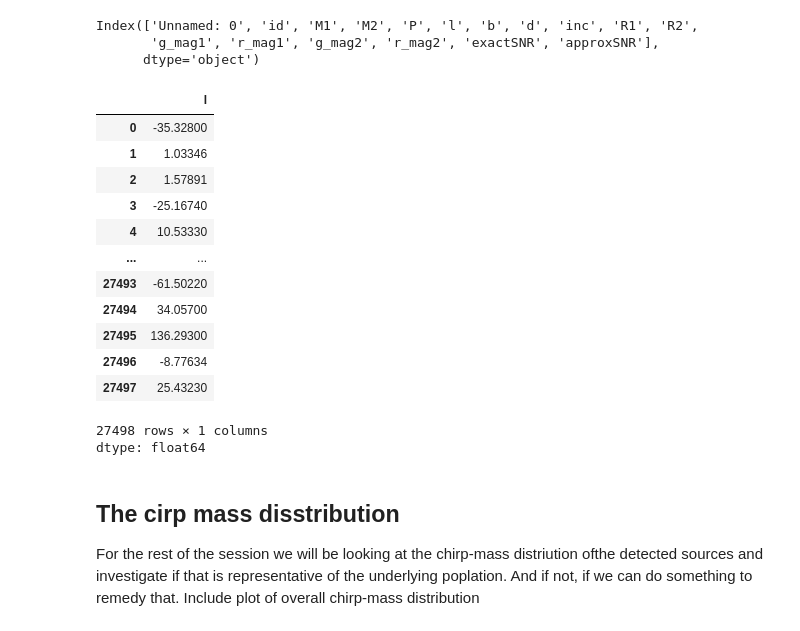
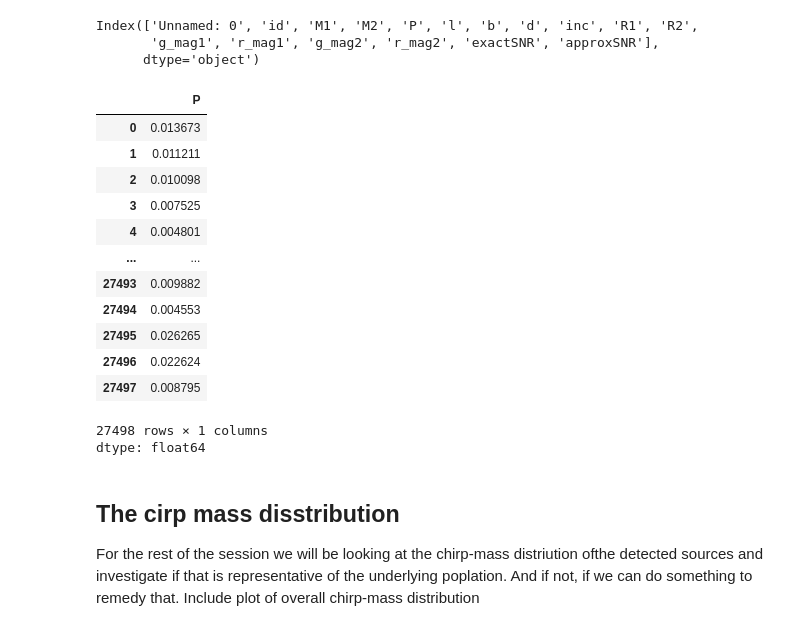
Before and after one commit to nelemans/LISA_GB_population, a Jupyter notebook: LISA_community_day_populations.ipynb, the cells around one changed output. Drawn from its saved outputs; the diff is of its cells as text; code cells hidden in the pictures.

```diff
--- a/LISA_community_day_populations.ipynb
+++ b/LISA_community_day_populations.ipynb
@@ -236,6 +246,9 @@ def pars_to_GBGPU(P, M1, M2, d, l=0, b=0, inc = 60*u.degree, phi=0, psi=0, fddot
     #Probably best to work with a dict-style structure tailored to the file we give.
 
 
+def Mch(M1, m2):
+    return (M1*m2)**0.6/(M1 + m2)**0.2
+
 # FIM code
 # %% [markdown]
 We will star by going back to the verification binaries, which you have seen before at the data analysis tutorial.
@@ -344,0 +355,4 @@ maskAngles = data['exactSNR'] > 7
+# %%
+data['Mchirp'] = Mch(data['M1'],data['M2'])
+# %%
+data['f_GW'] = 2/(data['P']*u.day.to(u.second))*1000
@@ -393,20 +463,20 @@ Index(['Unnamed: 0', 'id', 'M1', 'M2', 'P', 'l', 'b', 'd', 'inc', 'R1', 'R2',
        'g_mag1', 'r_mag1', 'g_mag2', 'r_mag2', 'exactSNR', 'approxSNR'],
       dtype='object')
 # %%
-data['l']
+data['P']
 # %% [output]
-|  | l |
-| 0 | -35.32800 |
-| 1 | 1.03346 |
-| 2 | 1.57891 |
-| 3 | -25.16740 |
-| 4 | 10.53330 |
+|  | P |
+| 0 | 0.013673 |
+| 1 | 0.011211 |
+| 2 | 0.010098 |
+| 3 | 0.007525 |
+| 4 | 0.004801 |
 | ... | ... |
-| 27493 | -61.50220 |
-| 27494 | 34.05700 |
-| 27495 | 136.29300 |
-| 27496 | -8.77634 |
-| 27497 | 25.43230 |
+| 27493 | 0.009882 |
+| 27494 | 0.004553 |
+| 27495 | 0.026265 |
+| 27496 | 0.022624 |
+| 27497 | 0.008795 |
 27498 rows × 1 columns
 dtype: float64
 # %% [markdown]
```
Also changed, not shown: parts of 17 cells of this notebook.
